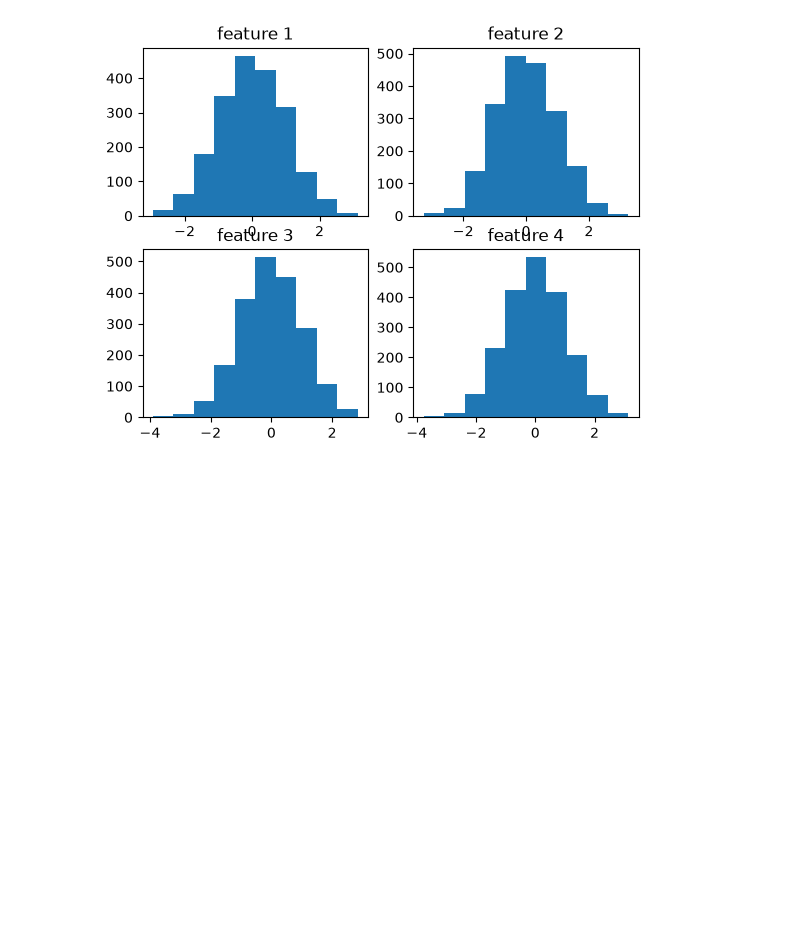
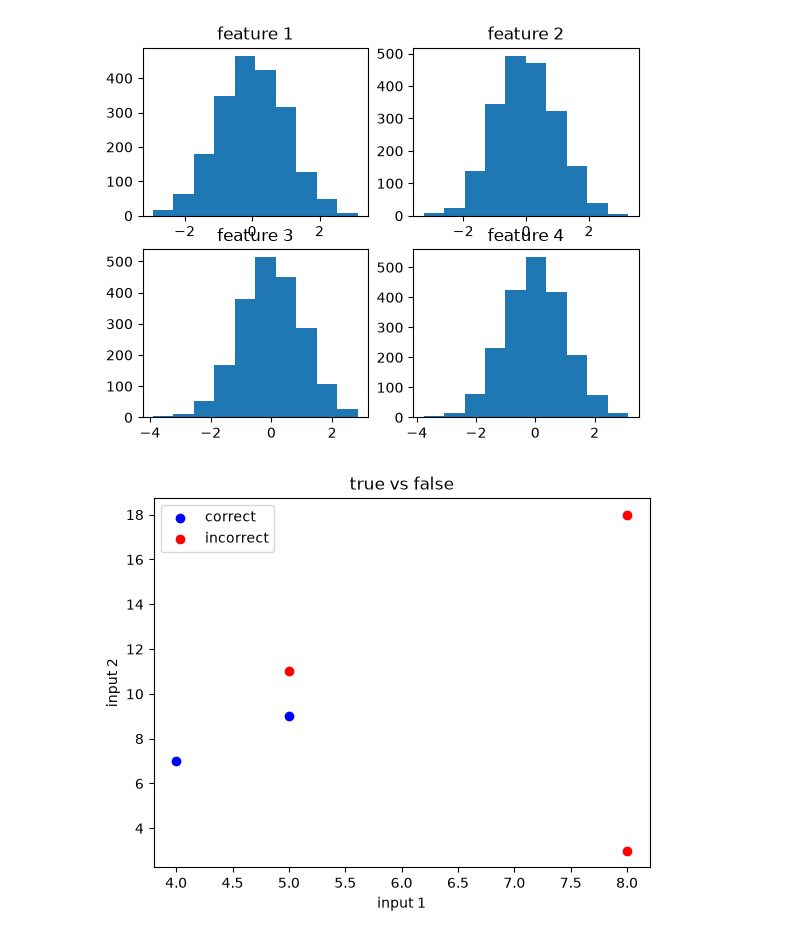
Before and after one commit to abolfazlrahmati20/machine_learning, a Jupyter notebook: week_03_plt.ipynb, the cells around one changed output. Drawn from its saved outputs; the diff is of its cells as text; code cells hidden in the pictures; blank space fills up the shorter version.

```diff
--- a/week_03_plt.ipynb
+++ b/week_03_plt.ipynb
@@ -34,3 +34,20 @@ for i,a in enumerate(ax):
 plt.show()
 # %% [output]
 [figure]
+# %%
+
+x1=np.array([5,8,4,5,8])
+x2=np.array([9,3,7,11,18])
+y_true = np.array([1,0,0,1,1])
+y_pred = np.array([1,1,0,0,0])
+c=y_true == y_pred
+fig , ax = plt.subplots()
+ax.scatter(x1[c],x2[c],label='correct',color='b')
+ax.scatter(x1[~c],x2[~c],label='incorrect',color='r')
+ax.set_title("true vs false")
+ax.set_xlabel("input 1")
+ax.set_ylabel("input 2")
+ax.legend()
+plt.show()
+# %% [output]
+[figure, added]
```
